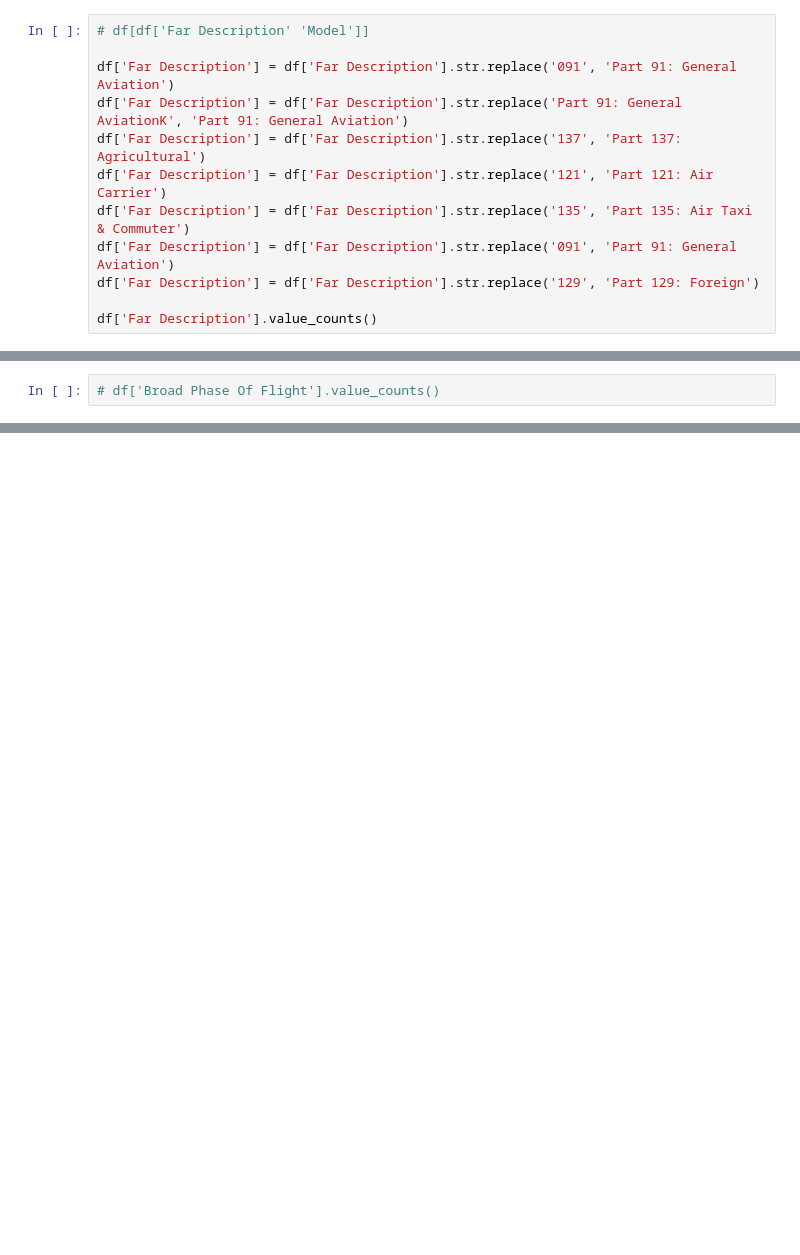
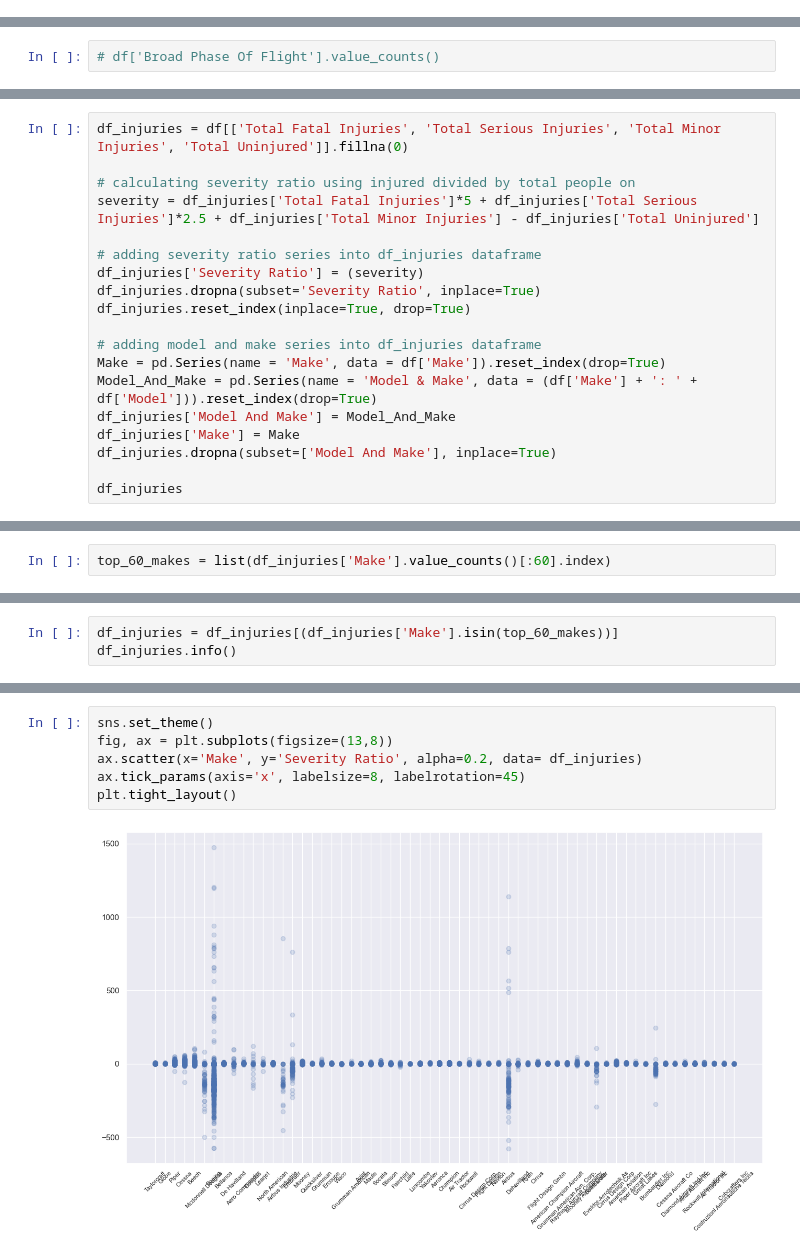
Before and after one commit to nickthetj/AircraftCrashAnalysis, a Jupyter notebook: notebooks/EDA Notebook - Nick.ipynb, the cells around one changed output, grey strips where cells are left out. Drawn from its saved outputs; the diff is of its cells as text; blank space fills up the shorter version.

```diff
--- a/notebooks/EDA Notebook - Nick.ipynb
+++ b/notebooks/EDA Notebook - Nick.ipynb
@@ -83,12 +79,0 @@ Name: Far Description, dtype: int64
-# %%
-# df[df['Far Description' 'Model']]
-
-df['Far Description'] = df['Far Description'].str.replace('091', 'Part 91: General Aviation')
-df['Far Description'] = df['Far Description'].str.replace('Part 91: General AviationK', 'Part 91: General Aviation')
-df['Far Description'] = df['Far Description'].str.replace('137', 'Part 137: Agricultural')
-df['Far Description'] = df['Far Description'].str.replace('121', 'Part 121: Air Carrier')
-df['Far Description'] = df['Far Description'].str.replace('135', 'Part 135: Air Taxi & Commuter')
-df['Far Description'] = df['Far Description'].str.replace('091', 'Part 91: General Aviation')
-df['Far Description'] = df['Far Description'].str.replace('129', 'Part 129: Foreign')
-
-df['Far Description'].value_counts()
@@ -156,0 +97,19 @@ Name: Air Carrier, Length: 8508, dtype: int64
+# %%
+df_injuries = df[['Total Fatal Injuries', 'Total Serious Injuries', 'Total Minor Injuries', 'Total Uninjured']].fillna(0)
+
+# calculating severity ratio using injured divided by total people on
+severity = df_injuries['Total Fatal Injuries']*5 + df_injuries['Total Serious Injuries']*2.5 + df_injuries['Total Minor Injuries'] - df_injuries['Total Uninjured']
+
+# adding severity ratio series into df_injuries dataframe
+df_injuries['Severity Ratio'] = (severity)
+df_injuries.dropna(subset='Severity Ratio', inplace=True)
+df_injuries.reset_index(inplace=True, drop=True)
+
+# adding model and make series into df_injuries dataframe
+Make = pd.Series(name = 'Make', data = df['Make']).reset_index(drop=True)
+Model_And_Make = pd.Series(name = 'Model & Make', data = (df['Make'] + ': ' + df['Model'])).reset_index(drop=True)
+df_injuries['Model And Make'] = Model_And_Make
+df_injuries['Make'] = Make
+df_injuries.dropna(subset=['Model And Make'], inplace=True)
+
+df_injuries
@@ -156,0 +149,2 @@ Name: Air Carrier, Length: 8508, dtype: int64
+# %%
+top_60_makes = list(df_injuries['Make'].value_counts()[:60].index)
@@ -156,0 +153,3 @@ Name: Air Carrier, Length: 8508, dtype: int64
+# %%
+df_injuries = df_injuries[(df_injuries['Make'].isin(top_60_makes))]
+df_injuries.info()
@@ -156,0 +171,8 @@ Name: Air Carrier, Length: 8508, dtype: int64
+# %%
+sns.set_theme()
+fig, ax = plt.subplots(figsize=(13,8))
+ax.scatter(x='Make', y='Severity Ratio', alpha=0.2, data= df_injuries)
+ax.tick_params(axis='x', labelsize=8, labelrotation=45)
+plt.tight_layout()
+# %% [output]
+[figure, added]
```
Also changed, not shown: parts of 24 cells of this notebook.
